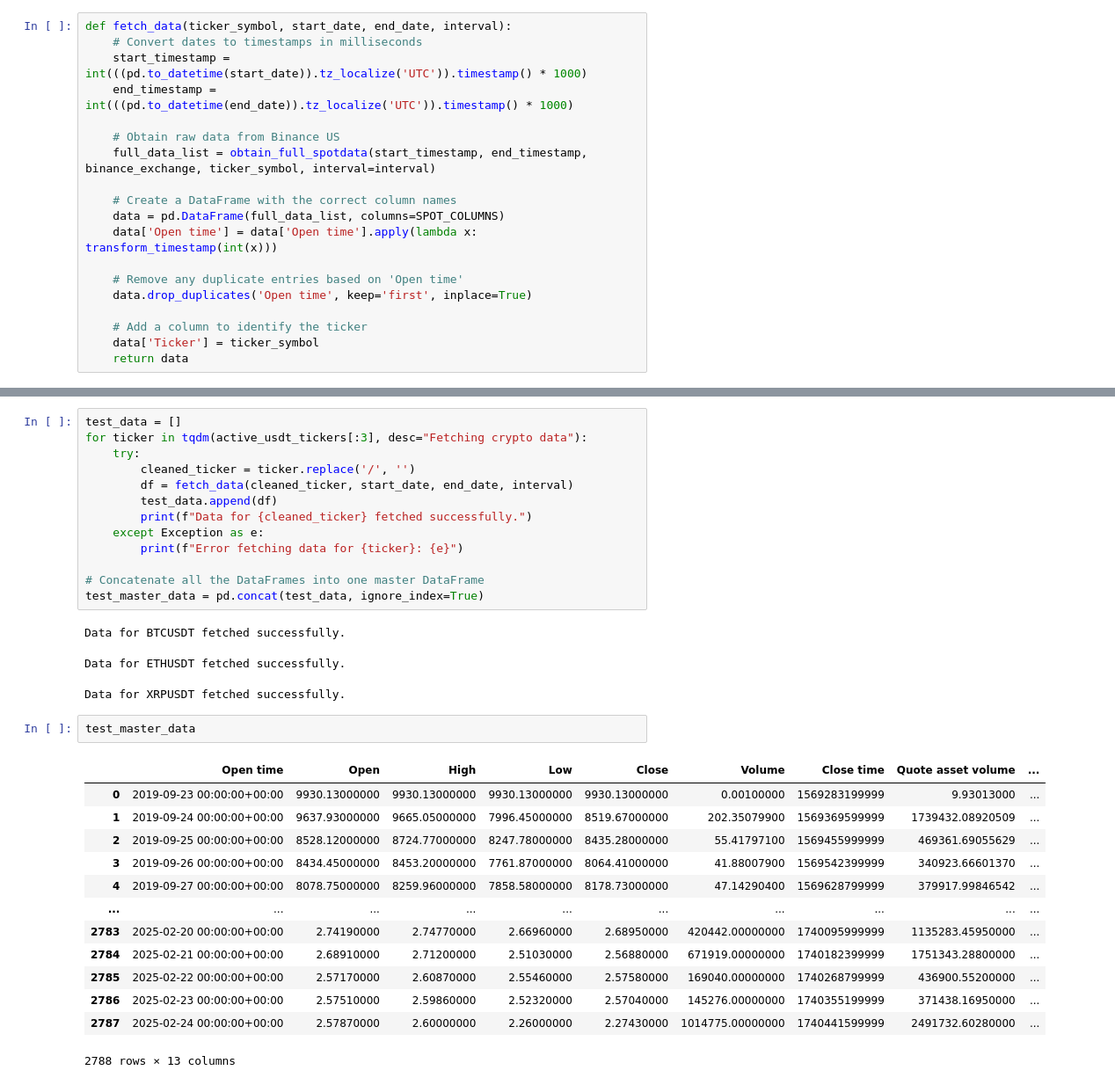
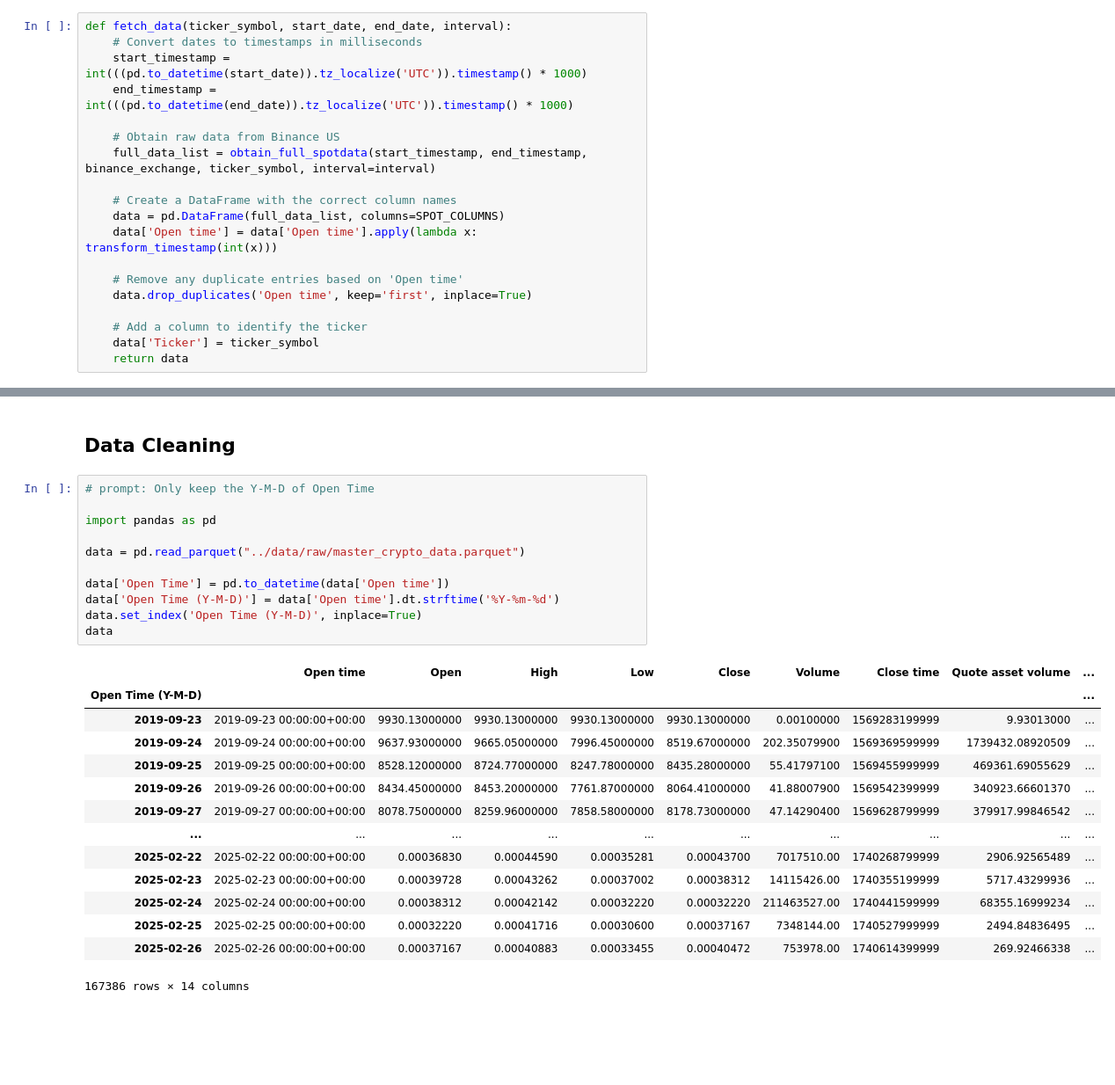
Before and after one commit to andrewpark19/QTS_Final_Project, a Jupyter notebook: notebooks/data_exploration_binance.ipynb, the cells around one changed output, grey strips where cells are left out. Shown at 88% size. Saved outputs shown, nothing was run; the diff lists cells and outputs as text; blank space fills up the shorter version.

```diff
--- a/notebooks/data_exploration_binance.ipynb
+++ b/notebooks/data_exploration_binance.ipynb
@@ -187,36 +180,31 @@ Data for XLMUSDT fetched successfully.
 Data for ZRXUSDT fetched successfully.
 Data for DOGEUSDT fetched successfully.
 ... (88 outputs left out)
-# %%
-test_data = []
-for ticker in tqdm(active_usdt_tickers[:3], desc="Fetching crypto data"):
-    try:
-        cleaned_ticker = ticker.replace('/', '')
-        df = fetch_data(cleaned_ticker, start_date, end_date, interval)
-        test_data.append(df)
-        print(f"Data for {cleaned_ticker} fetched successfully.")
-    except Exception as e:
-        print(f"Error fetching data for {ticker}: {e}")
-
-# Concatenate all the DataFrames into one master DataFrame
-test_master_data = pd.concat(test_data, ignore_index=True)
-# %% [output]
-Data for BTCUSDT fetched successfully.
-Data for ETHUSDT fetched successfully.
-Data for XRPUSDT fetched successfully.
-# %%
-test_master_data
-# %% [output]
-|  | Open time | Open | High | Low | Close | Volume | Close time | Quote asset volume | ... |
-| 0 | 2019-09-23 00:00:00+00:00 | 9930.13000000 | 9930.13000000 | 9930.13000000 | 9930.13000000 | 0.00100000 | 1569283199999 | 9.93013000 | ... |
-| 1 | 2019-09-24 00:00:00+00:00 | 9637.93000000 | 9665.05000000 | 7996.45000000 | 8519.67000000 | 202.35079900 | 1569369599999 | 1739432.08920509 | ... |
-| 2 | 2019-09-25 00:00:00+00:00 | 8528.12000000 | 8724.77000000 | 8247.78000000 | 8435.28000000 | 55.41797100 | 1569455999999 | 469361.69055629 | ... |
-| 3 | 2019-09-26 00:00:00+00:00 | 8434.45000000 | 8453.20000000 | 7761.87000000 | 8064.41000000 | 41.88007900 | 1569542399999 | 340923.66601370 | ... |
-| 4 | 2019-09-27 00:00:00+00:00 | 8078.75000000 | 8259.96000000 | 7858.58000000 | 8178.73000000 | 47.14290400 | 1569628799999 | 379917.99846542 | ... |
-| ... | ... | ... | ... | ... | ... | ... | ... | ... | ... |
-| 2783 | 2025-02-20 00:00:00+00:00 | 2.74190000 | 2.74770000 | 2.66960000 | 2.68950000 | 420442.00000000 | 1740095999999 | 1135283.45950000 | ... |
-| 2784 | 2025-02-21 00:00:00+00:00 | 2.68910000 | 2.71200000 | 2.51030000 | 2.56880000 | 671919.00000000 | 1740182399999 | 1751343.28800000 | ... |
-| 2785 | 2025-02-22 00:00:00+00:00 | 2.57170000 | 2.60870000 | 2.55460000 | 2.57580000 | 169040.00000000 | 1740268799999 | 436900.55200000 | ... |
-| 2786 | 2025-02-23 00:00:00+00:00 | 2.57510000 | 2.59860000 | 2.52320000 | 2.57040000 | 145276.00000000 | 1740355199999 | 371438.16950000 | ... |
-| 2787 | 2025-02-24 00:00:00+00:00 | 2.57870000 | 2.60000000 | 2.26000000 | 2.27430000 | 1014775.00000000 | 1740441599999 | 2491732.60280000 | ... |
-2788 rows × 13 columns
+# %% [markdown]
+## Data Cleaning
+# %%
+# prompt: Only keep the Y-M-D of Open Time
+
+import pandas as pd
+
+data = pd.read_parquet("../data/raw/master_crypto_data.parquet")
+
+data['Open Time'] = pd.to_datetime(data['Open time'])
+data['Open Time (Y-M-D)'] = data['Open time'].dt.strftime('%Y-%m-%d')
+data.set_index('Open Time (Y-M-D)', inplace=True)
+data
+# %% [output]
+|  | Open time | Open | High | Low | Close | Volume | Close time | Quote asset volume | ... |
+| Open Time (Y-M-D) |  |  |  |  |  |  |  |  | ... |
+| 2019-09-23 | 2019-09-23 00:00:00+00:00 | 9930.13000000 | 9930.13000000 | 9930.13000000 | 9930.13000000 | 0.00100000 | 1569283199999 | 9.93013000 | ... |
+| 2019-09-24 | 2019-09-24 00:00:00+00:00 | 9637.93000000 | 9665.05000000 | 7996.45000000 | 8519.67000000 | 202.35079900 | 1569369599999 | 1739432.08920509 | ... |
+| 2019-09-25 | 2019-09-25 00:00:00+00:00 | 8528.12000000 | 8724.77000000 | 8247.78000000 | 8435.28000000 | 55.41797100 | 1569455999999 | 469361.69055629 | ... |
+| 2019-09-26 | 2019-09-26 00:00:00+00:00 | 8434.45000000 | 8453.20000000 | 7761.87000000 | 8064.41000000 | 41.88007900 | 1569542399999 | 340923.66601370 | ... |
+| 2019-09-27 | 2019-09-27 00:00:00+00:00 | 8078.75000000 | 8259.96000000 | 7858.58000000 | 8178.73000000 | 47.14290400 | 1569628799999 | 379917.99846542 | ... |
+| ... | ... | ... | ... | ... | ... | ... | ... | ... | ... |
+| 2025-02-22 | 2025-02-22 00:00:00+00:00 | 0.00036830 | 0.00044590 | 0.00035281 | 0.00043700 | 7017510.00 | 1740268799999 | 2906.92565489 | ... |
+| 2025-02-23 | 2025-02-23 00:00:00+00:00 | 0.00039728 | 0.00043262 | 0.00037002 | 0.00038312 | 14115426.00 | 1740355199999 | 5717.43299936 | ... |
+| 2025-02-24 | 2025-02-24 00:00:00+00:00 | 0.00038312 | 0.00042142 | 0.00032220 | 0.00032220 | 211463527.00 | 1740441599999 | 68355.16999234 | ... |
+| 2025-02-25 | 2025-02-25 00:00:00+00:00 | 0.00032220 | 0.00041716 | 0.00030600 | 0.00037167 | 7348144.00 | 1740527999999 | 2494.84836495 | ... |
+| 2025-02-26 | 2025-02-26 00:00:00+00:00 | 0.00037167 | 0.00040883 | 0.00033455 | 0.00040472 | 753978.00 | 1740614399999 | 269.92466338 | ... |
+167386 rows × 14 columns
```
Also changed, not shown: parts of 9 cells of this notebook, 8 other files.
